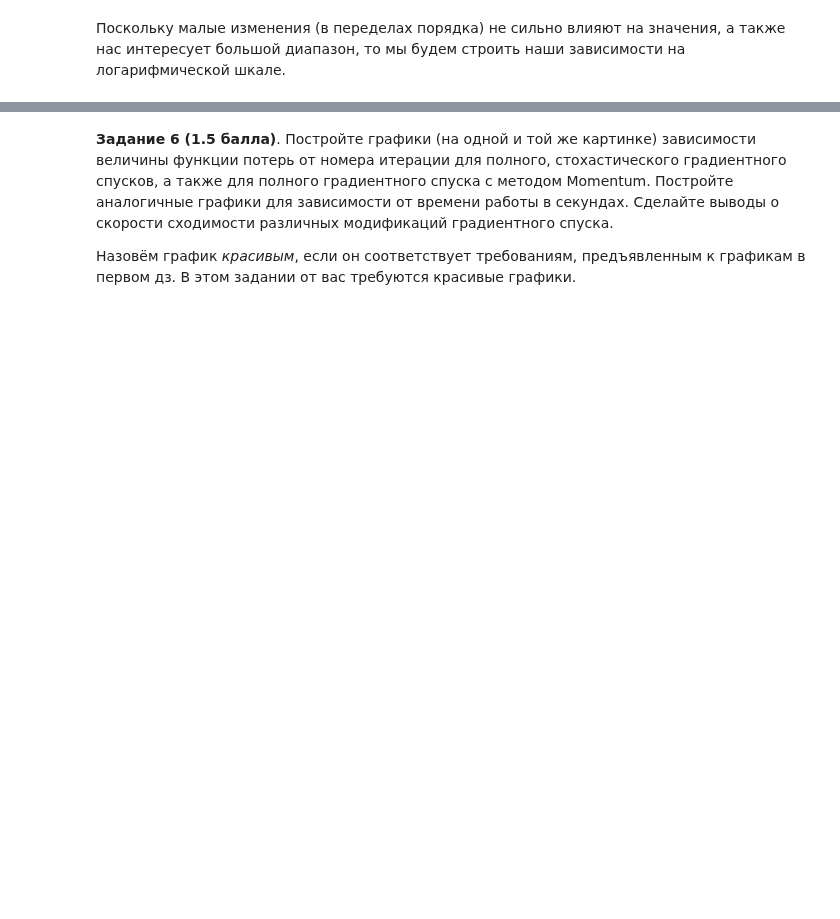
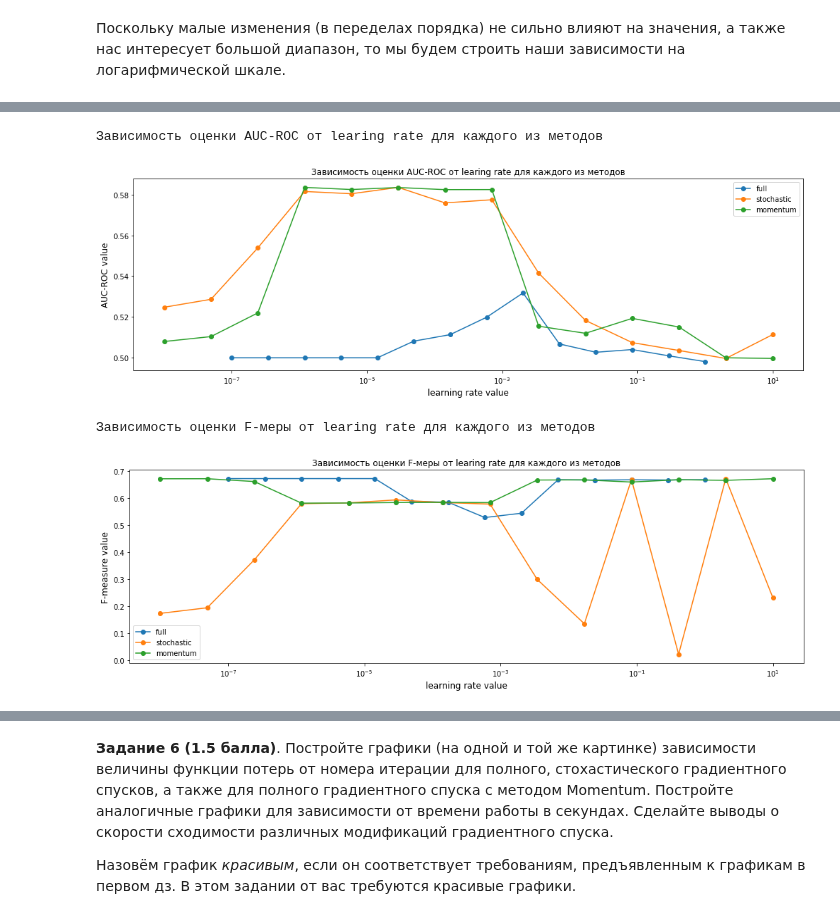
Before and after one commit to GorillazZz1/ml-course-hse-2020, a Jupyter notebook: hw4.ipynb, the cells around one changed output, grey strips where cells are left out. Drawn from its saved outputs; the diff is of its cells as text; code cells hidden in the pictures; blank space fills up the shorter version.

```diff
--- a/hw4.ipynb
+++ b/hw4.ipynb
@@ -437,0 +632,29 @@ pplot_log(logspace_max_iter_st, aucroc_f1_max_iter_st.T[1], label_plot='F-measur
+# %%
+print('Зависимость оценки AUC-ROC от learing rate для каждого из методов')
+plt.figure(figsize=(17, 5))
+plt.plot(logspace_alpha_full, aucroc_f1_alpha_full.T[0], label='full', marker='o')
+plt.plot(logspace_alpha_st, aucroc_f1_alpha_st.T[0], label='stochastic', marker='o')
+plt.plot(logspace_alpha_mm, aucroc_f1_alpha_mm.T[0], label='momentum', marker='o')
+plt.title('Зависимость оценки AUC-ROC от learing rate для каждого из методов')
+plt.xlabel('learning rate value', fontsize=12)
+plt.ylabel('AUC-ROC value', fontsize=12)
+plt.xscale('log')
+plt.legend(loc='best')
+plt.show()
+
+print('Зависимость оценки F-меры от learing rate для каждого из методов')
+plt.figure(figsize=(17, 5))
+plt.plot(logspace_alpha_full, aucroc_f1_alpha_full.T[1], label='full', marker='o')
+plt.plot(logspace_alpha_st, aucroc_f1_alpha_st.T[1], label='stochastic', marker='o')
+plt.plot(logspace_alpha_mm, aucroc_f1_alpha_mm.T[1], label='momentum', marker='o')
+plt.title('Зависимость оценки F-меры от learing rate для каждого из методов')
+plt.xlabel('learning rate value', fontsize=12)
+plt.ylabel('F-measure value', fontsize=12)
+plt.xscale('log')
+plt.legend(loc='best')
+plt.show()
+# %% [output]
+Зависимость оценки AUC-ROC от learing rate для каждого из методов
+[figure, added]
+Зависимость оценки F-меры от learing rate для каждого из методов
+[figure, added]
```
Also changed, not shown: parts of 18 cells of this notebook.
